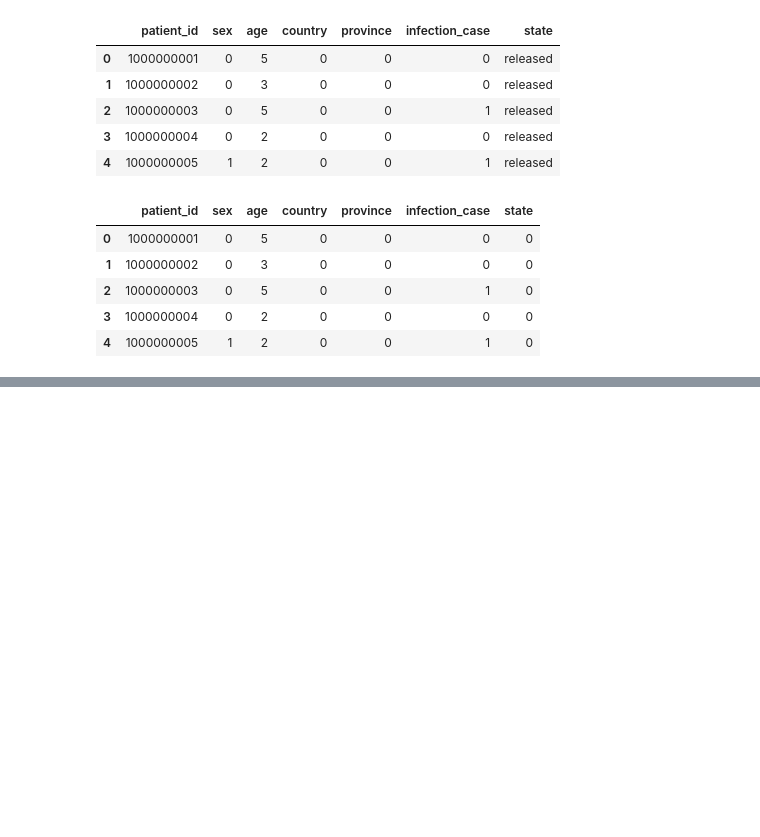
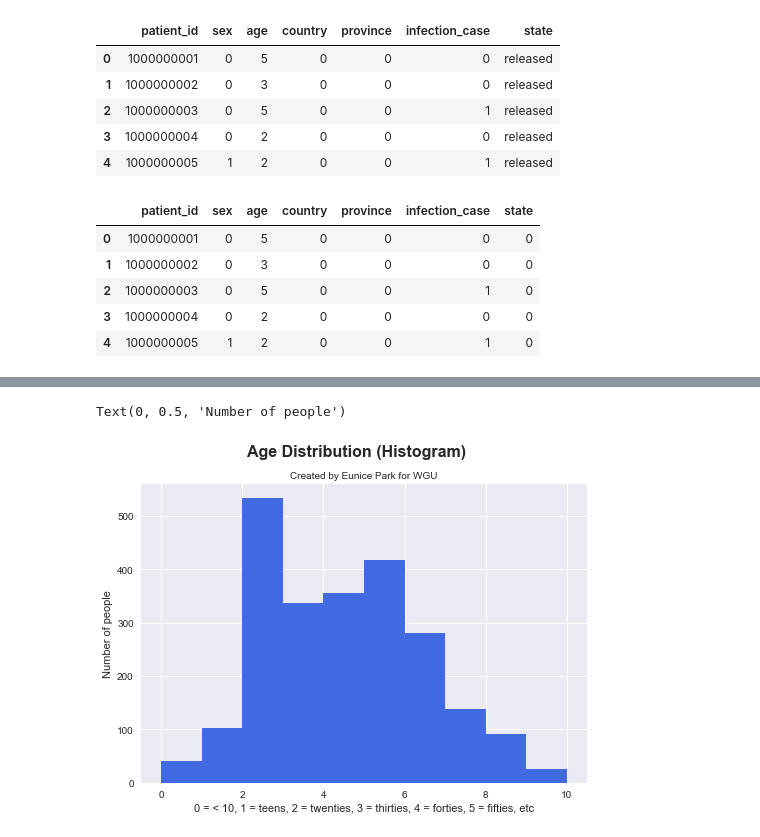
Before and after one commit to eunicode/ml-ds-covid, a Jupyter notebook: covid-19-fatality-prediction.ipynb, the cells around one changed output, grey strips where cells are left out. Saved outputs shown, nothing was run; the diff lists cells and outputs as text; code cells hidden in the pictures; blank space fills up the shorter version.

```diff
--- a/covid-19-fatality-prediction.ipynb
+++ b/covid-19-fatality-prediction.ipynb
@@ -430,0 +517,15 @@ df.to_csv("PatientInfo_Clean3.csv", index=False)
+# %%
+# Check the distribution of the age column with a histogram
+# df.age.plot.hist();
+df.age.plot.hist(color='royalblue');
+
+plt.suptitle('Age Distribution (Histogram)', fontsize=16, fontweight='bold')
+plt.title("Created by Eunice Park for WGU", fontsize=10)
+plt.xlabel("0 = < 10, 1 = teens, 2 = twenties, 3 = thirties, 4 = forties, 5 = fifties, etc")
+plt.ylabel("Number of people")
+
+# plt.yticks(rotation=0);
+# df["age"].plot.hist(bins=11);
+# %% [output]
+Text(0, 0.5, 'Number of people')
+[figure, added]
```
Also changed, not shown: parts of 45 cells of this notebook.
